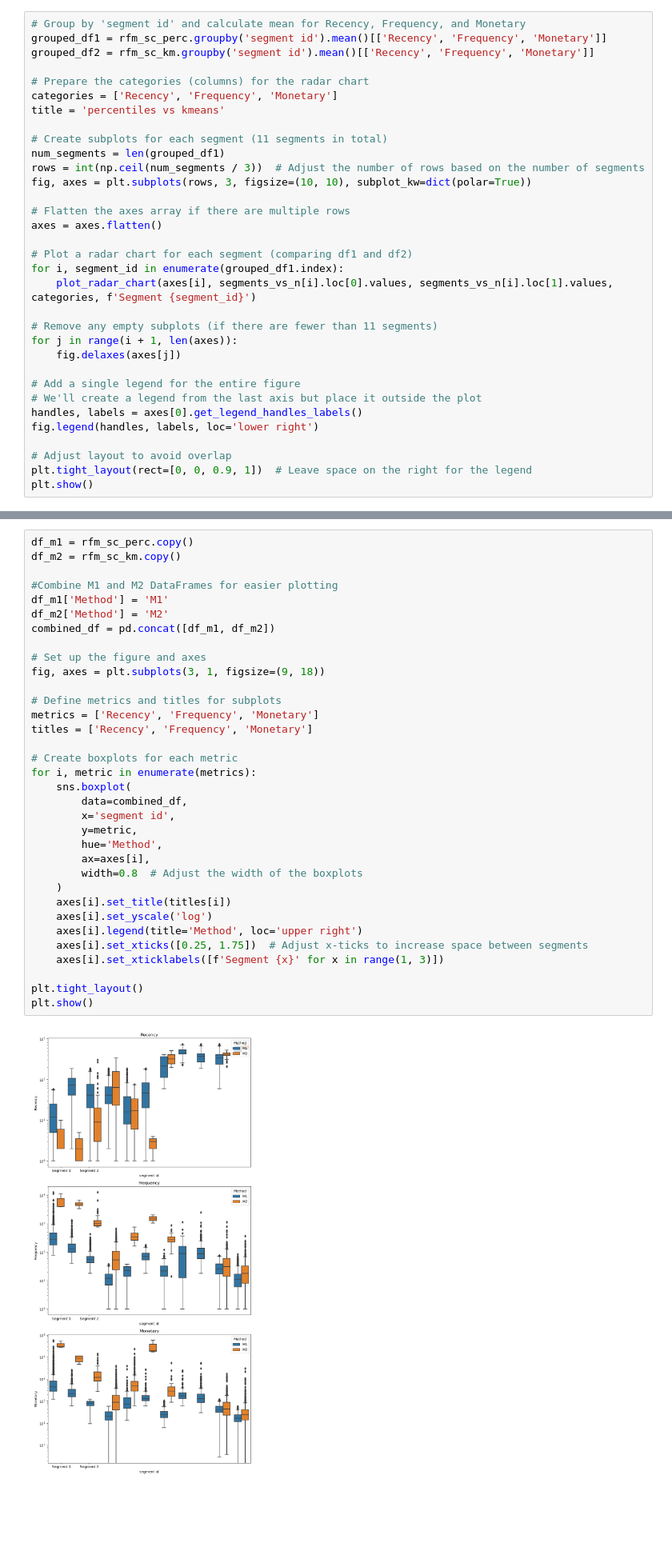
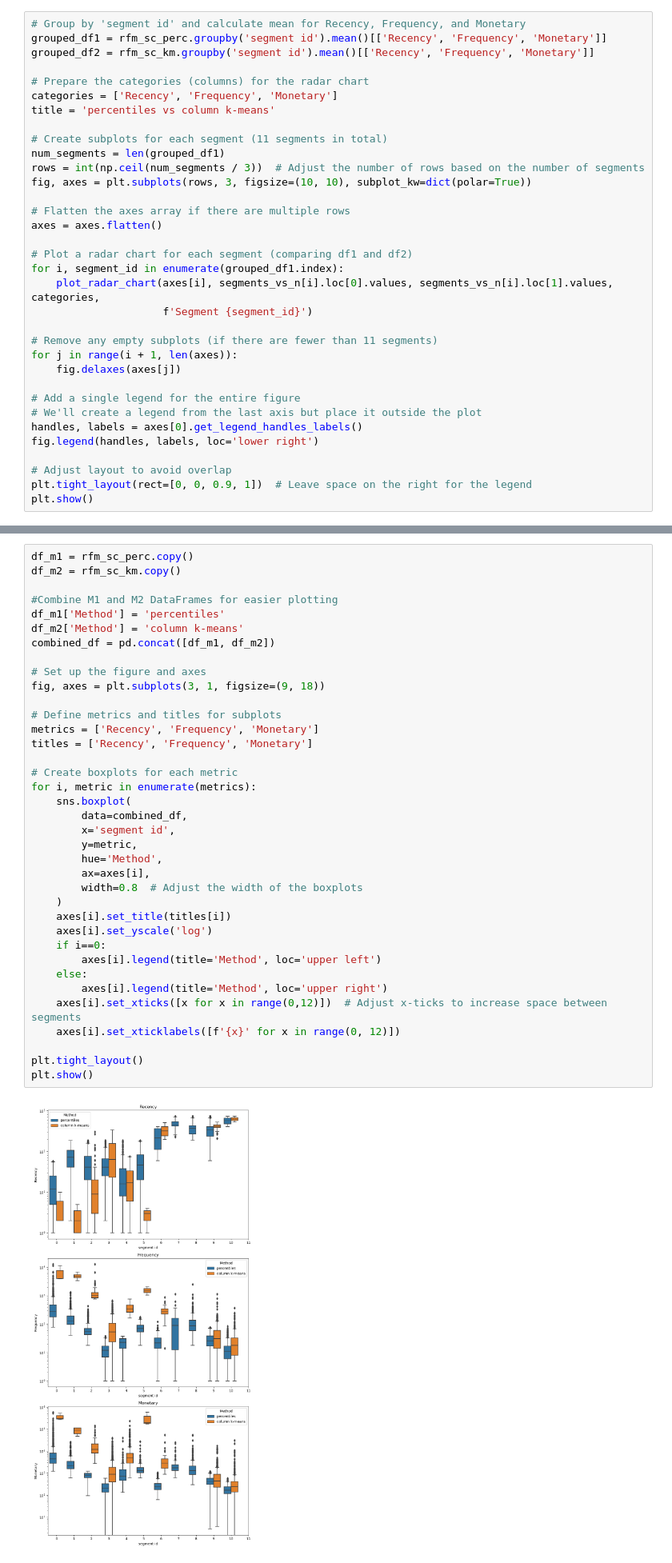
Before and after one commit to ArgyroMp/msc-thesis, a Jupyter notebook: Notebooks/04. comparison_03a_vs_03b.ipynb, the cells around one changed output, grey strips where cells are left out. Shown at 80% size. Cells and saved outputs as stored; diff of their text form; blank space fills up the shorter version.

```diff
--- a/Notebooks/04. comparison_03a_vs_03b.ipynb
+++ b/Notebooks/04. comparison_03a_vs_03b.ipynb
@@ -438,7 +438,7 @@ grouped_df2 = rfm_sc_km.groupby('segment id').mean()[['Recency', 'Frequency', 'M
 
 # Prepare the categories (columns) for the radar chart
 categories = ['Recency', 'Frequency', 'Monetary']
-title = 'percentiles vs kmeans'
+title = 'percentiles vs column k-means'
 
 # Create subplots for each segment (11 segments in total)
 num_segments = len(grouped_df1)
@@ -450,7 +450,8 @@ axes = axes.flatten()
 
 # Plot a radar chart for each segment (comparing df1 and df2)
 for i, segment_id in enumerate(grouped_df1.index):
-    plot_radar_chart(axes[i], segments_vs_n[i].loc[0].values, segments_vs_n[i].loc[1].values, categories, f'Segment {segment_id}')
+    plot_radar_chart(axes[i], segments_vs_n[i].loc[0].values, segments_vs_n[i].loc[1].values, categories,
+                     f'Segment {segment_id}')
 
 # Remove any empty subplots (if there are fewer than 11 segments)
 for j in range(i + 1, len(axes)):
@@ -469,39 +470,42 @@ plt.show()
 # %%
 df_m1 = rfm_sc_perc.copy()
 df_m2 = rfm_sc_km.copy()
 
 #Combine M1 and M2 DataFrames for easier plotting
-df_m1['Method'] = 'M1'
-df_m2['Method'] = 'M2'
+df_m1['Method'] = 'percentiles'
+df_m2['Method'] = 'column k-means'
 combined_df = pd.concat([df_m1, df_m2])
 
 # Set up the figure and axes
 fig, axes = plt.subplots(3, 1, figsize=(9, 18))
 
 # Define metrics and titles for subplots
 metrics = ['Recency', 'Frequency', 'Monetary']
 titles = ['Recency', 'Frequency', 'Monetary']
 
 # Create boxplots for each metric
 for i, metric in enumerate(metrics):
     sns.boxplot(
         data=combined_df,
         x='segment id',
         y=metric,
         hue='Method',
         ax=axes[i],
         width=0.8  # Adjust the width of the boxplots
     )
     axes[i].set_title(titles[i])
     axes[i].set_yscale('log')
-    axes[i].legend(title='Method', loc='upper right')
-    axes[i].set_xticks([0.25, 1.75])  # Adjust x-ticks to increase space between segments
-    axes[i].set_xticklabels([f'Segment {x}' for x in range(1, 3)])
+    if i==0:
+        axes[i].legend(title='Method', loc='upper left')
+    else:
+        axes[i].legend(title='Method', loc='upper right')
+    axes[i].set_xticks([x for x in range(0,12)])  # Adjust x-ticks to increase space between segments
+    axes[i].set_xticklabels([f'{x}' for x in range(0, 12)])
 
 plt.tight_layout()
 plt.show()
 # %% [output]
-[figure, old version]
+[figure, new version]
 # %%
 # Assuming df_m1 is the DataFrame from method 1, and df_m2 is the DataFrame from method 2
 # Also assuming the columns are: 'Customer ID', 'Recency', 'Frequency', 'Monetary', 'Score', 'segment id'
```
Also changed, not shown: parts of 4 cells of this notebook.
